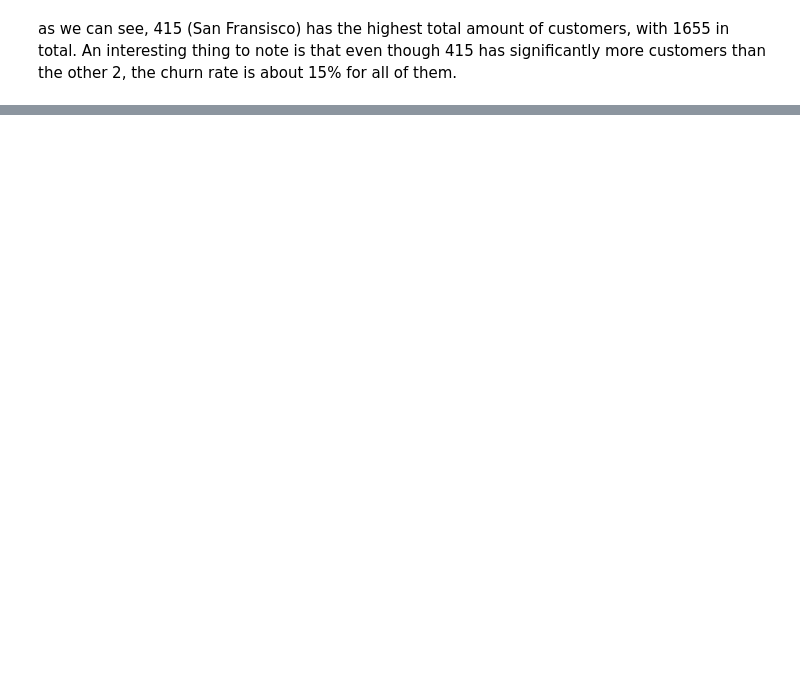
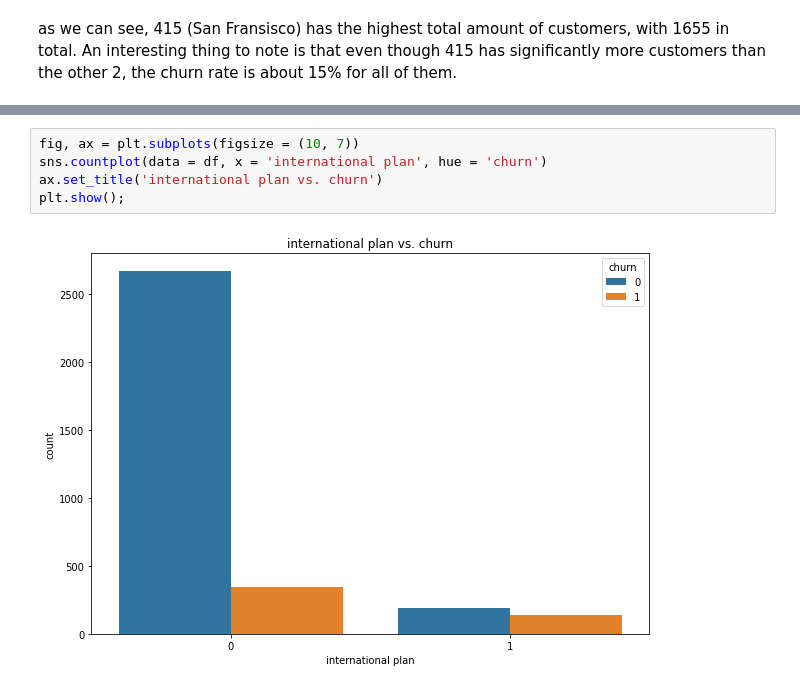
Before and after one commit to Djohnson1313/Predicting_customer_churn, a Jupyter notebook: predicting_customer_churn.ipynb, the cells around one changed output, grey strips where cells are left out. Saved outputs shown, nothing was run; the diff lists cells and outputs as text; blank space fills up the shorter version.

```diff
--- a/predicting_customer_churn.ipynb
+++ b/predicting_customer_churn.ipynb
@@ -209,0 +257,7 @@ area_percent(df,408)
+# %%
+fig, ax = plt.subplots(figsize = (10, 7))
+sns.countplot(data = df, x = 'international plan', hue = 'churn')
+ax.set_title('international plan vs. churn')
+plt.show();
+# %% [output]
+[figure, added]
```
Also changed, not shown: parts of 32 cells of this notebook.
